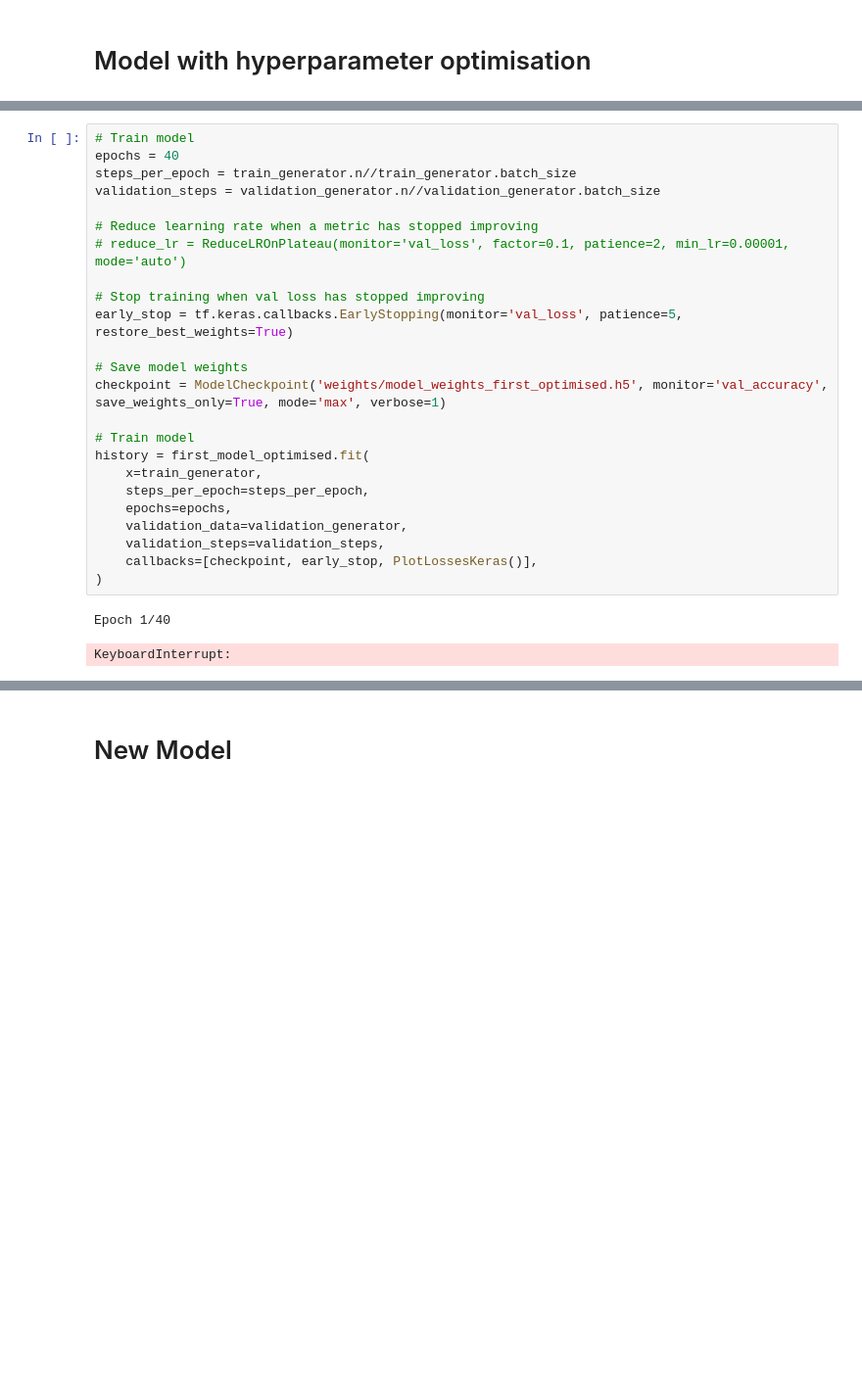
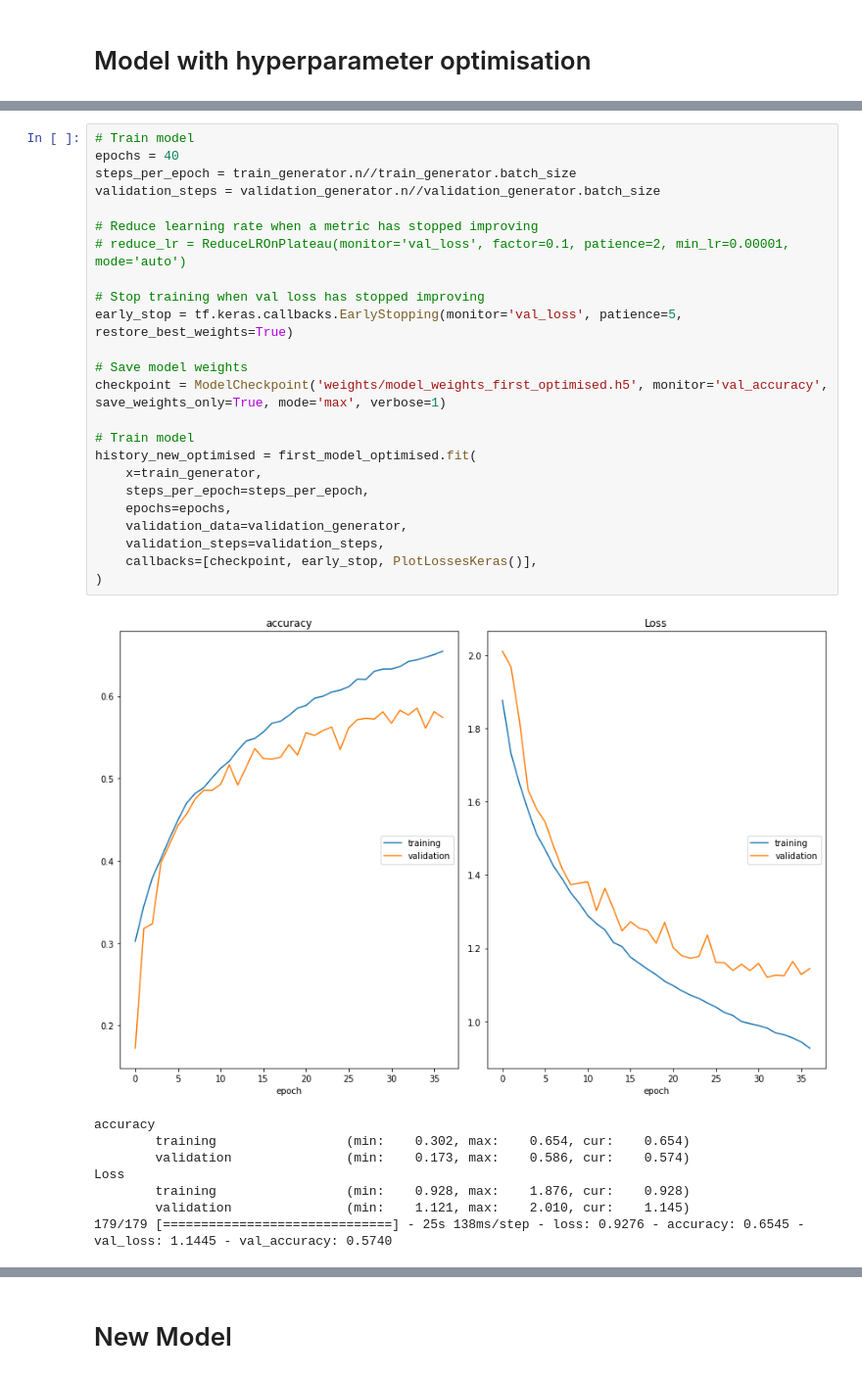
Before and after one commit to DreamyMemories/Facial-Expression-Recognition, a Jupyter notebook: main.ipynb, the cells around one changed output, grey strips where cells are left out. Shown at 98% size. Drawn from its saved outputs; the diff is of its cells as text; blank space fills up the shorter version.

```diff
--- a/main.ipynb
+++ b/main.ipynb
@@ -310,29 +310,35 @@ _________________________________________________________________
 # %%
 # Train model
 epochs = 40
 steps_per_epoch = train_generator.n//train_generator.batch_size
 validation_steps = validation_generator.n//validation_generator.batch_size
 
 # Reduce learning rate when a metric has stopped improving
 # reduce_lr = ReduceLROnPlateau(monitor='val_loss', factor=0.1, patience=2, min_lr=0.00001, mode='auto')
 
 # Stop training when val loss has stopped improving
 early_stop = tf.keras.callbacks.EarlyStopping(monitor='val_loss', patience=5, restore_best_weights=True)
 
 # Save model weights
 checkpoint = ModelCheckpoint('weights/model_weights_first_optimised.h5', monitor='val_accuracy', save_weights_only=True, mode='max', verbose=1)
 
 # Train model
-history = first_model_optimised.fit(
+history_new_optimised = first_model_optimised.fit(
     x=train_generator,
     steps_per_epoch=steps_per_epoch,
     epochs=epochs,
     validation_data=validation_generator,
     validation_steps=validation_steps,
     callbacks=[checkpoint, early_stop, PlotLossesKeras()],
 )
 # %% [output]
+[figure, added]
-Epoch 1/40
+accuracy
+        training                 (min:    0.302, max:    0.654, cur:    0.654)
+        validation               (min:    0.173, max:    0.586, cur:    0.574)
+Loss
+        training                 (min:    0.928, max:    1.876, cur:    0.928)
+        validation               (min:    1.121, max:    2.010, cur:    1.145)
+179/179 [==============================] - 25s 138ms/step - loss: 0.9276 - accuracy: 0.6545 - val_loss: 1.1445 - val_accuracy: 0.5740
-KeyboardInterrupt:
 # %%
 # Plot training and validation accuracy and loss
```
Also changed, not shown: parts of 21 cells of this notebook, 8 other files.
